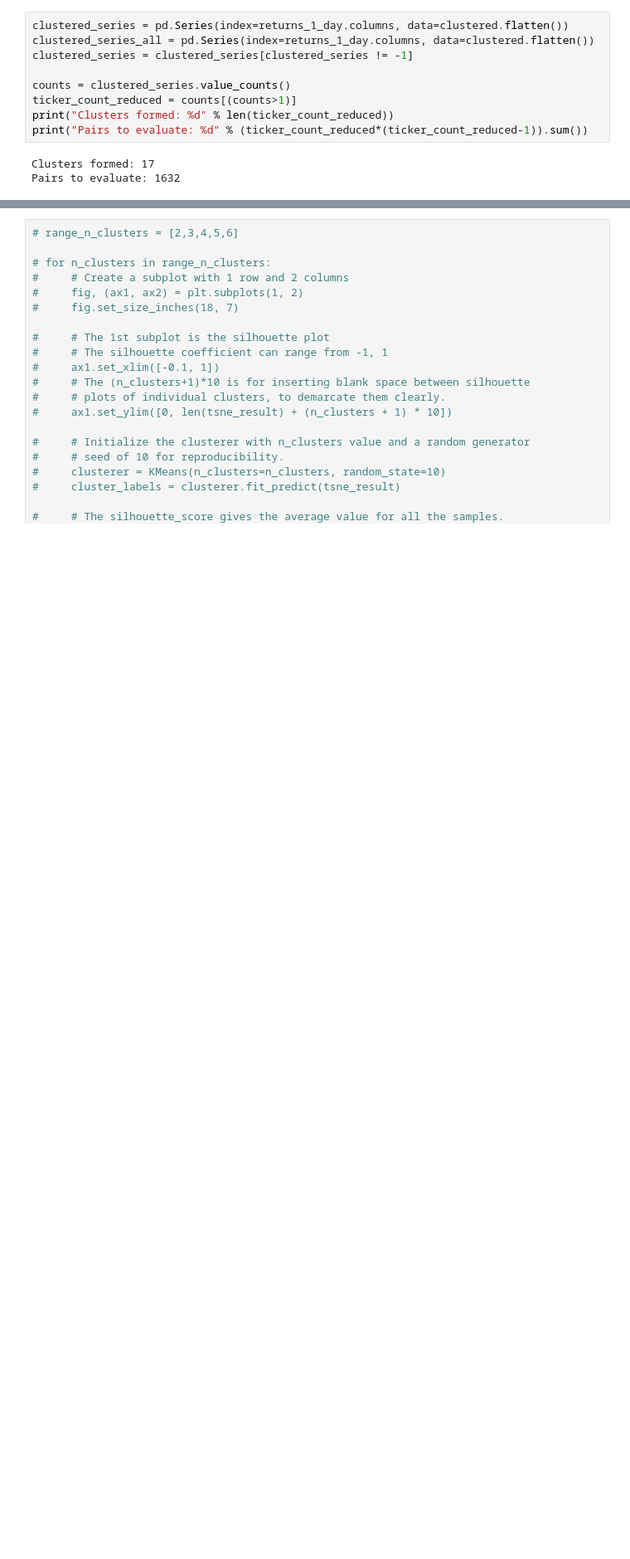
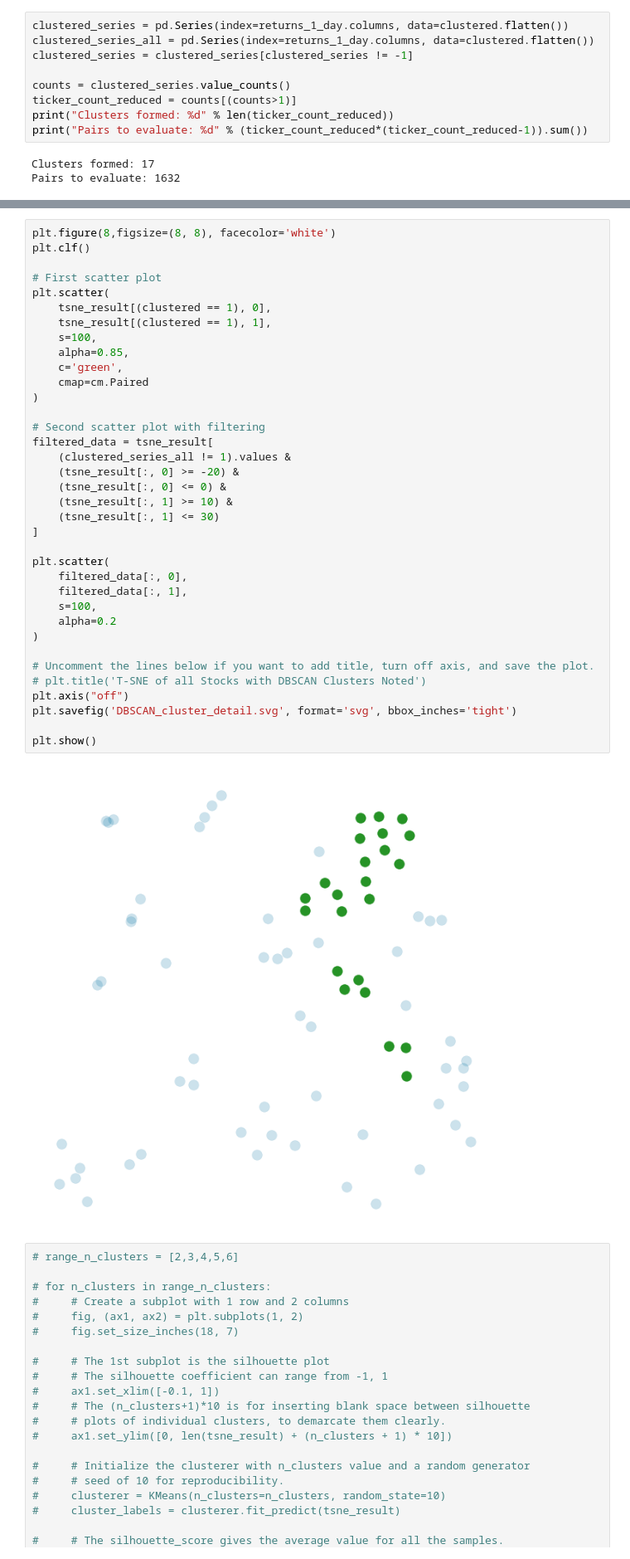
Before and after one commit to dasoaujisi/FDS-Project, a Jupyter notebook: main.ipynb, the cells around one changed output, grey strips where cells are left out. Shown: that part at 83% size. Saved outputs shown, nothing was run; the diff lists cells and outputs as text; blank space fills up the shorter version.

```diff
--- a/main.ipynb
+++ b/main.ipynb
@@ -538,3 +543,41 @@ plt.show()
+# %%
+plt.figure(8,figsize=(8, 8), facecolor='white')
+plt.clf()
+
+# First scatter plot
+plt.scatter(
+    tsne_result[(clustered == 1), 0],
+    tsne_result[(clustered == 1), 1],
+    s=100,
+    alpha=0.85,
+    c='green',
+    cmap=cm.Paired
+)
+
+# Second scatter plot with filtering
+filtered_data = tsne_result[
+    (clustered_series_all != 1).values &
+    (tsne_result[:, 0] >= -20) &
+    (tsne_result[:, 0] <= 0) &
+    (tsne_result[:, 1] >= 10) &
+    (tsne_result[:, 1] <= 30)
+]
+
+plt.scatter(
+    filtered_data[:, 0],
+    filtered_data[:, 1],
+    s=100,
+    alpha=0.2
+)
+
+# Uncomment the lines below if you want to add title, turn off axis, and save the plot.
+# plt.title('T-SNE of all Stocks with DBSCAN Clusters Noted')
+plt.axis("off")
+plt.savefig('DBSCAN_cluster_detail.svg', format='svg', bbox_inches='tight')
+
+plt.show()
+# %% [output]
+[figure, added]
 # %%
 # range_n_clusters = [2,3,4,5,6]
 
```
Also changed, not shown: parts of 7 cells of this notebook, 5 other files.
